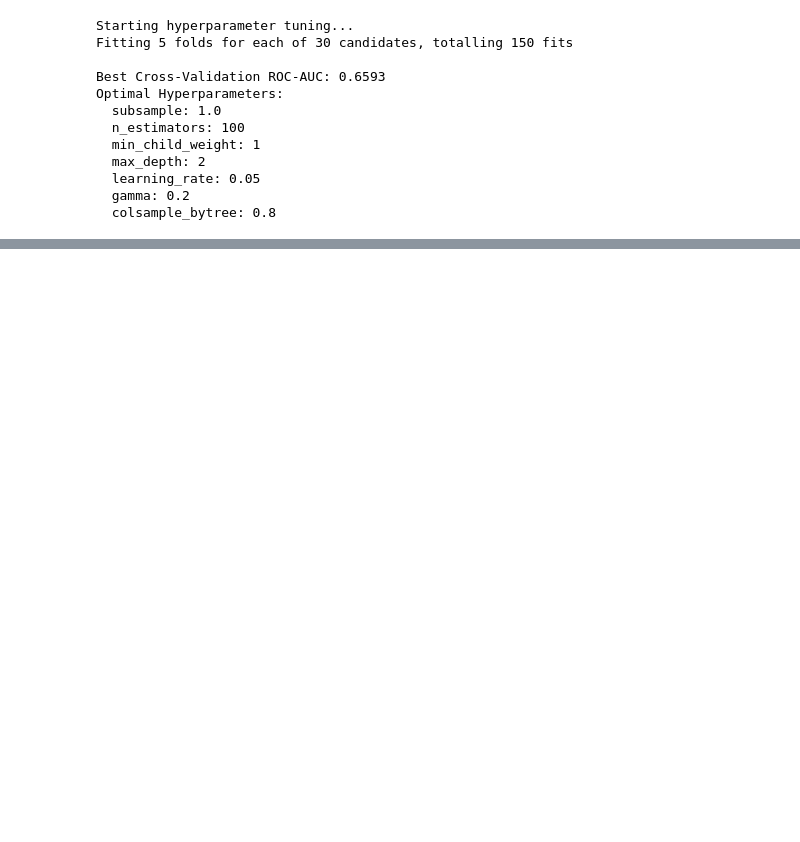
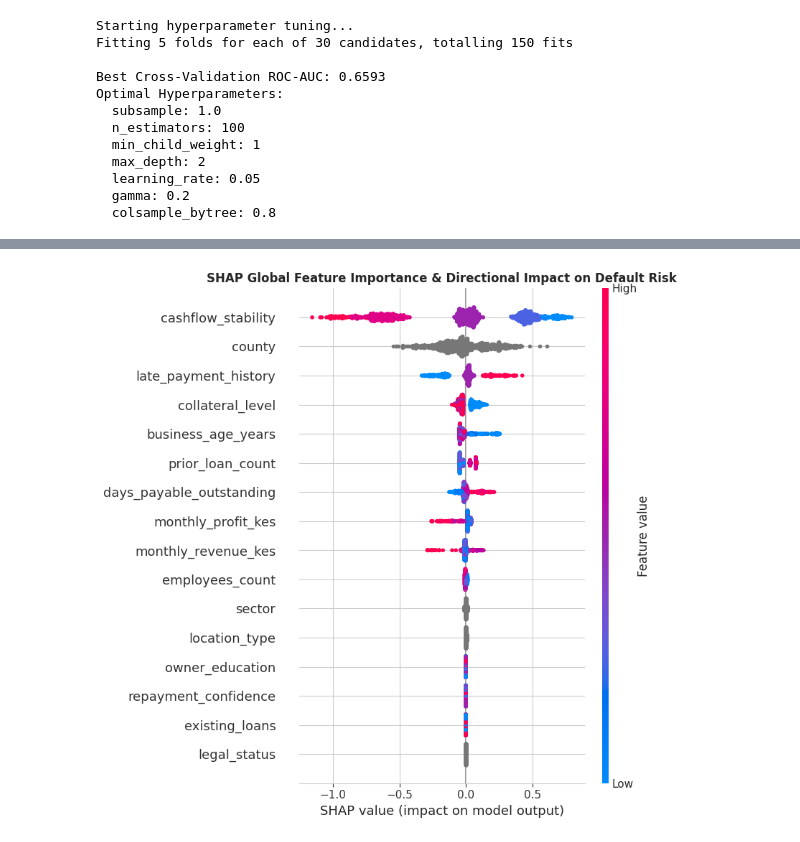
Before and after one commit to Zard3017/CreditScoring_system, a Jupyter notebook: notebooks/credit_scoring.ipynb, the cells around one changed output, grey strips where cells are left out. Saved outputs shown, nothing was run; the diff lists cells and outputs as text; code cells hidden in the pictures; blank space fills up the shorter version.

Commit message:
SHAP global explainability

```diff
--- a/notebooks/credit_scoring.ipynb
+++ b/notebooks/credit_scoring.ipynb
@@ -1248,3 +1254,18 @@ Optimal Hyperparameters:
   learning_rate: 0.05
   gamma: 0.2
   colsample_bytree: 0.8
+# %%
+# Extract best model
+best_xgb = random_search.best_estimator_
+
+# Evaluate on X_test
+y_test_pred = best_xgb.predict(X_test)
+y_test_prob = best_xgb.predict_proba(X_test)[:, 1]
+
+tuned_auc = roc_auc_score(y_test, y_test_prob)
+tuned_pr_auc = average_precision_score(y_test, y_test_prob)
+
+print("=== Tuned XGBoost Test Performance ===")
+print(f"Test ROC-AUC: {tuned_auc:.4f} (Up from previous 0.5762)")
+print(f"Test PR-AUC:  {tuned_pr_auc:.4f}\n")
+print(classification_report(y_test, y_test_pred, target_names=["On-time (0)", "Default (1)"]))
@@ -1250,0 +1312,18 @@ Optimal Hyperparameters:
+# %%
+import shap
+import matplotlib.pyplot as plt
+
+# 1. Initialize TreeExplainer with your tuned XGBoost model
+explainer = shap.TreeExplainer(best_xgb)
+
+# 2. Compute SHAP values for the test set
+shap_values = explainer(X_test)
+
+# 3. Global Beeswarm Summary Plot
+plt.figure(figsize=(10, 7))
+shap.summary_plot(shap_values, X_test, show=False)
+plt.title("SHAP Global Feature Importance & Directional Impact on Default Risk", fontsize=12, fontweight="bold")
+plt.tight_layout()
+plt.show()
+# %% [output]
+[figure, added]
```
Also changed, not shown: parts of 12 cells of this notebook.
